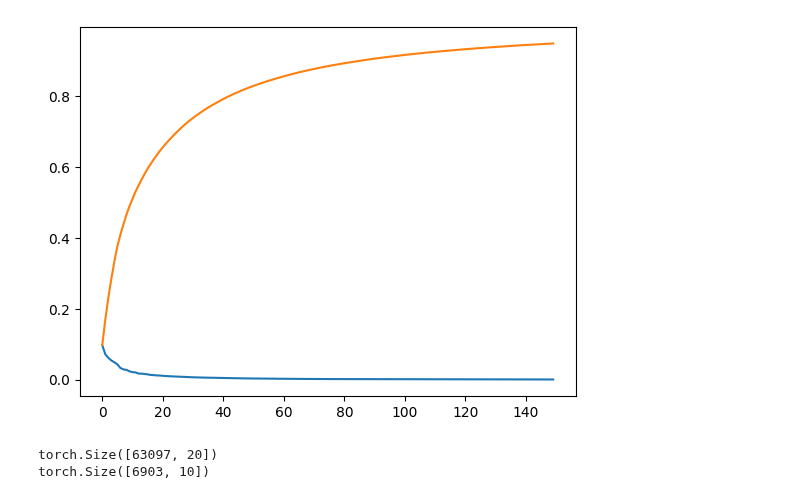
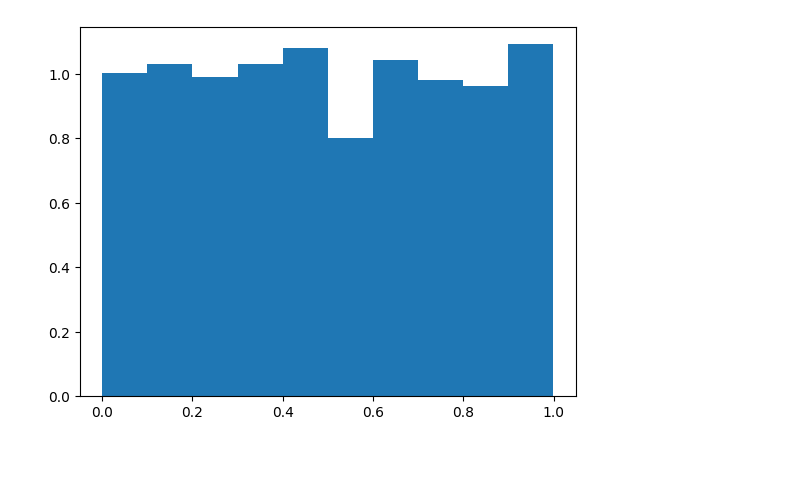
Before and after one commit to ElouanARGOUARCH/experiments, a Jupyter notebook: Untitled.ipynb, the cells around one changed output. Drawn from its saved outputs; the diff is of its cells as text; code cells hidden in the pictures; blank space fills up the shorter version.

```diff
--- a/Untitled.ipynb
+++ b/Untitled.ipynb
@@ -12,34 +0,0 @@ from classifiers import *
-# %%
-samples, labels = get_MNIST_dataset(one_hot = True)
-pca = PCA(samples, n_components=150, visual = True)
-number_to_switch = 100
-samples = pca.transform(samples)
-samples0 = samples[labels[:,0]==1]
-labels0 = labels[labels[:,0]==1]
-other_samples = samples[labels[:,0]==0]
-other_labels = labels[labels[:,0]==0]
-train_samples = torch.cat([samples0[:number_to_switch], other_samples[number_to_switch:]])
-train_labels = torch.cat([labels0[:number_to_switch], other_labels[number_to_switch:]])
-test_samples = torch.cat([samples0[number_to_switch:], other_samples[:number_to_switch]])
-test_labels = torch.cat([labels0[number_to_switch:], other_labels[:number_to_switch]])
-
-def shuffle(tensor, randperm=None):
-    if randperm is None:
-        randperm = torch.randperm(tensor.shape[0])
-    return tensor[randperm], randperm
-# %% [output]
-[figure, removed]
-# %%
-train_samples, randperm = shuffle(train_samples)
-train_labels,_ = shuffle(train_labels, randperm)
-test_samples, randperm = shuffle(test_samples)
-test_labels,_ = shuffle(test_labels, randperm)
-train_samples = train_samples
-test_samples = test_samples
-train_labels = train_labels
-test_labels = test_labels
-print(train_samples.shape)
-print(test_labels.shape)
-# %% [output]
-torch.Size([63097, 20])
-torch.Size([6903, 10])
@@ -57,0 +26,6 @@ disclass.train(100,1000, lr = 5e-3, verbose = True,test_samples = test_samples,
+# %%
+samples = torch.rand(1000,1)
+plt.hist(samples[:,0].numpy(), density = True)
+plt.show()
+# %% [output]
+[figure, added]
```
Also changed, not shown: parts of 10 cells of this notebook, 2 other files.
